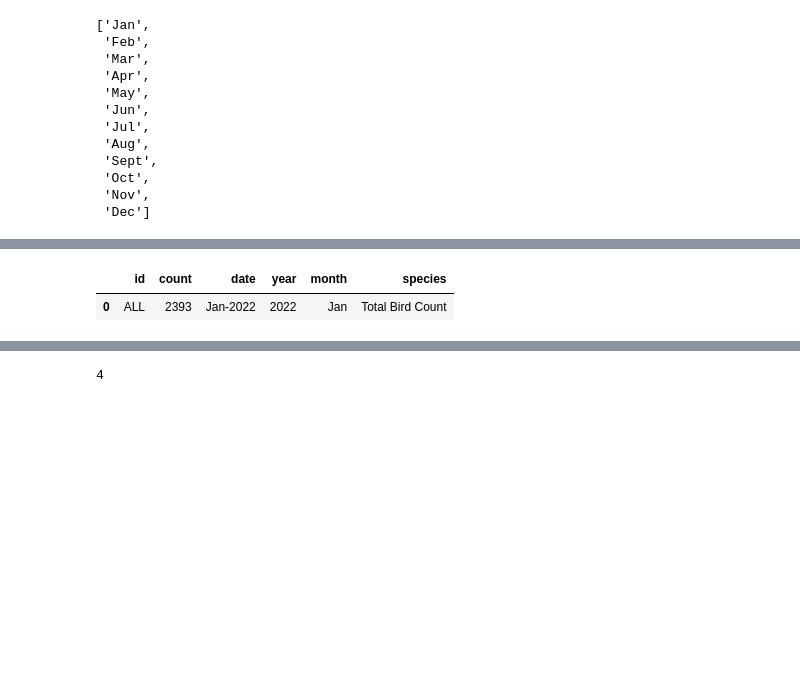
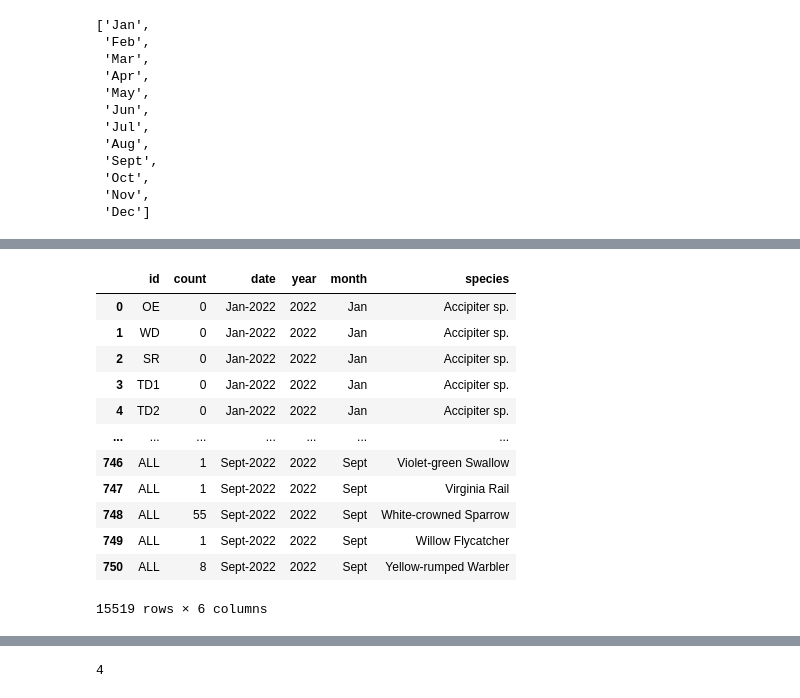
Before and after one commit to KyleKulas/bird_count, a Jupyter notebook: dev/dev_notebook.ipynb, the cells around one changed output, grey strips where cells are left out. Drawn from its saved outputs; the diff is of its cells as text; code cells hidden in the pictures; blank space fills up the shorter version.

```diff
--- a/dev/dev_notebook.ipynb
+++ b/dev/dev_notebook.ipynb
@@ -203,5 +221,29 @@ final
 # %%
-# total bird count by area
-total_bird_df = final.groupby(['id','year','month', 'date']).sum('count').reset_index()
-total_bird_df['species'] = 'Total Bird Count'
-final = pd.concat([final, total_bird_df])
+# area total bird count
+area_total_bird = final.groupby(['id','year','month', 'date']).sum('count').reset_index()
+area_total_bird['species'] = 'Total Bird Count'
+# area_total_bird
+
+test_final = pd.concat([final, area_total_bird])
+all_area_total_bird = test_final.groupby(['year','month', 'date', 'species']).sum('count').reset_index()
+all_area_total_bird['id'] = 'ALL'
+# all_area_total_bird
+
+test_final2 = pd.concat([test_final, all_area_total_bird])
+test_final2[test_final2['species'] != 'Total Bird Count']
+# test_final = pd.concat([final, total_bird_df, all_area_total_bird])
+# test_final
+# %% [output]
+|  | id | count | date | year | month | species |
+| 0 | OE | 0 | Jan-2022 | 2022 | Jan | Accipiter sp. |
+| 1 | WD | 0 | Jan-2022 | 2022 | Jan | Accipiter sp. |
+| 2 | SR | 0 | Jan-2022 | 2022 | Jan | Accipiter sp. |
+| 3 | TD1 | 0 | Jan-2022 | 2022 | Jan | Accipiter sp. |
+| 4 | TD2 | 0 | Jan-2022 | 2022 | Jan | Accipiter sp. |
+| ... | ... | ... | ... | ... | ... | ... |
+| 746 | ALL | 1 | Sept-2022 | 2022 | Sept | Violet-green Swallow |
+| 747 | ALL | 1 | Sept-2022 | 2022 | Sept | Virginia Rail |
+| 748 | ALL | 55 | Sept-2022 | 2022 | Sept | White-crowned Sparrow |
+| 749 | ALL | 1 | Sept-2022 | 2022 | Sept | Willow Flycatcher |
+| 750 | ALL | 8 | Sept-2022 | 2022 | Sept | Yellow-rumped Warbler |
+15519 rows × 6 columns
@@ -214,5 +249,0 @@ final = pd.concat([final, all_area_total_bird])
-# %%
-final[final['id'] == 'ALL']
-# %% [output]
-|  | id | count | date | year | month | species |
-| 0 | ALL | 2393 | Jan-2022 | 2022 | Jan | Total Bird Count |
```
Also changed, not shown: parts of 11 cells of this notebook.
